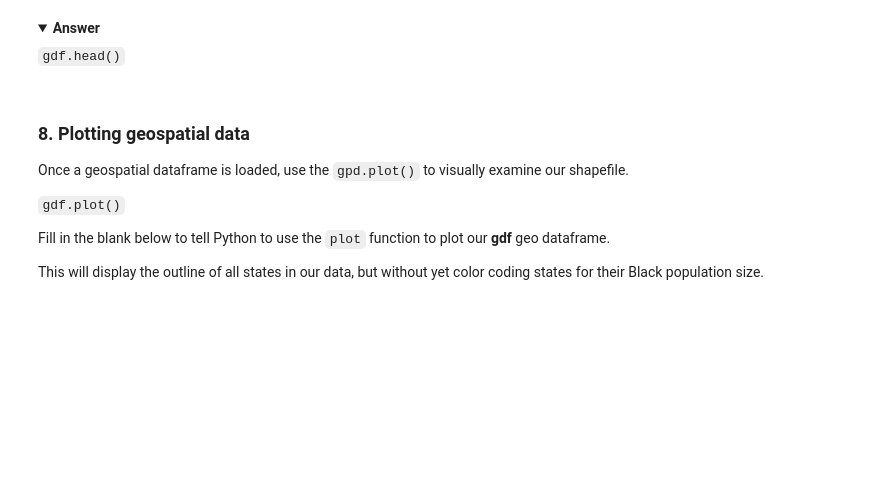
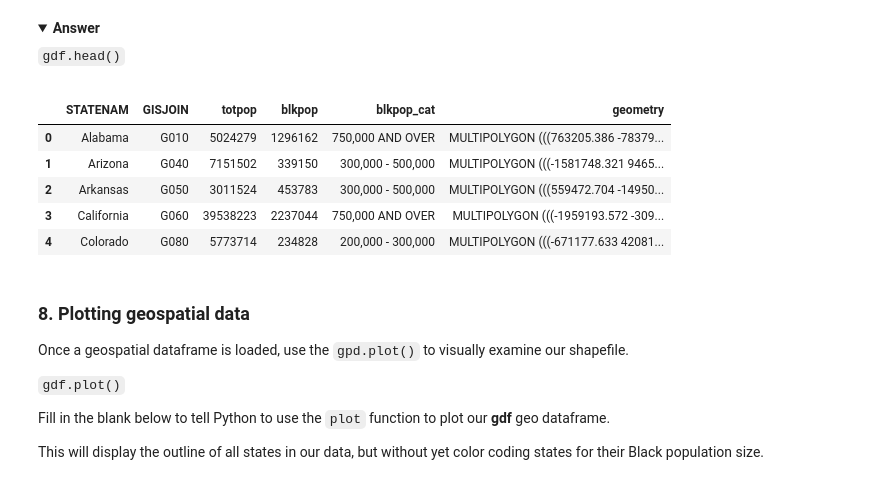
Before and after one commit to HigherEdData/dubois-jupyterlite, a Jupyter notebook: content/notebooks/py_popmap.ipynb, the cells around one changed output. Cells and saved outputs as stored; diff of their text form; code cells hidden in the pictures; folded sections open; blank space fills up the shorter version.

```diff
--- a/content/notebooks/py_popmap.ipynb
+++ b/content/notebooks/py_popmap.ipynb
@@ -179,8 +182,15 @@ Note the geometry column provides the series of x, y coordinates needed to plot
 </details>
 # %%
 # Layer 3: Import and Read Spatial Data
-gdf = gpd.read_file("us_state_2020.geojson")
-___.head()
+gdf = gpd.read_file("us_state_2020.gpkg")
+gdf.head()
+# %% [output]
+|  | STATENAM | GISJOIN | totpop | blkpop | blkpop_cat | geometry |
+| 0 | Alabama | G010 | 5024279 | 1296162 | 750,000 AND OVER | MULTIPOLYGON (((763205.386 -78379... |
+| 1 | Arizona | G040 | 7151502 | 339150 | 300,000 - 500,000 | MULTIPOLYGON (((-1581748.321 9465... |
+| 2 | Arkansas | G050 | 3011524 | 453783 | 300,000 - 500,000 | MULTIPOLYGON (((559472.704 -14950... |
+| 3 | California | G060 | 39538223 | 2237044 | 750,000 AND OVER | MULTIPOLYGON (((-1959193.572 -309... |
+| 4 | Colorado | G080 | 5773714 | 234828 | 200,000 - 300,000 | MULTIPOLYGON (((-671177.633 42081... |
 # %% [markdown]
 ### 8. Plotting geospatial data
 
```
Also changed, not shown: parts of 8 cells of this notebook, 2 other files.
